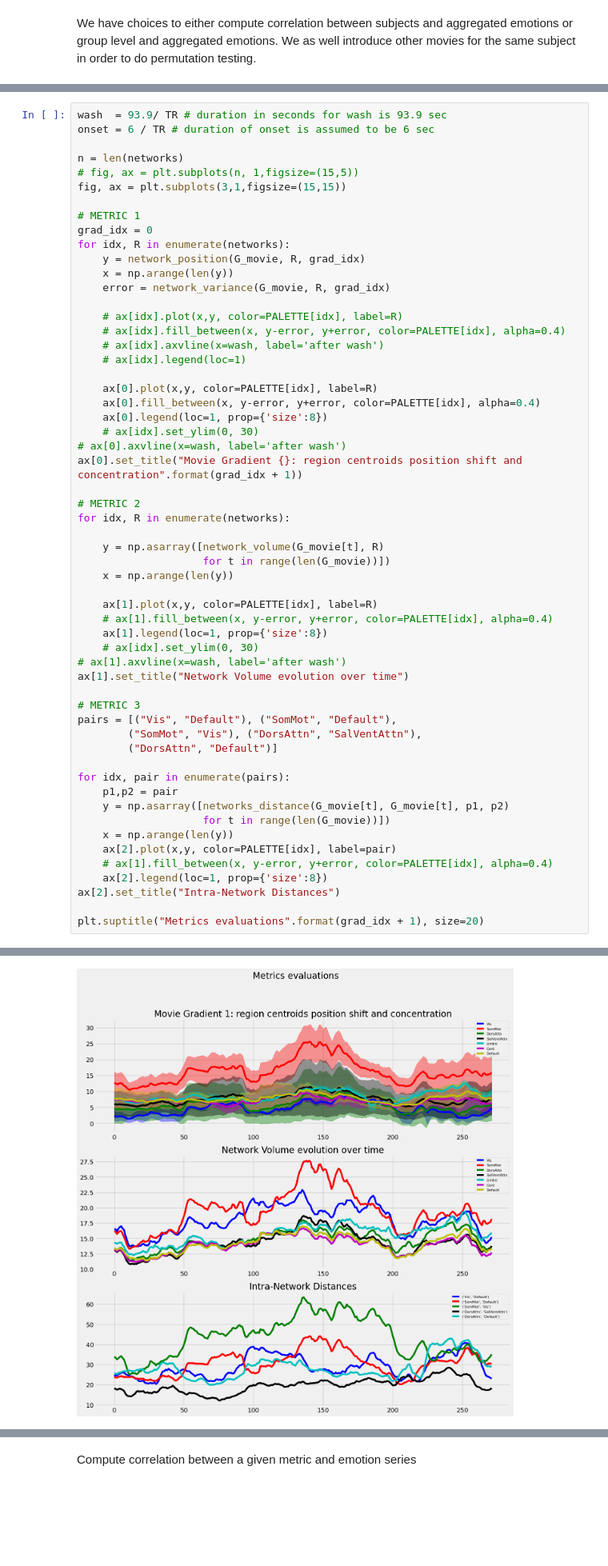
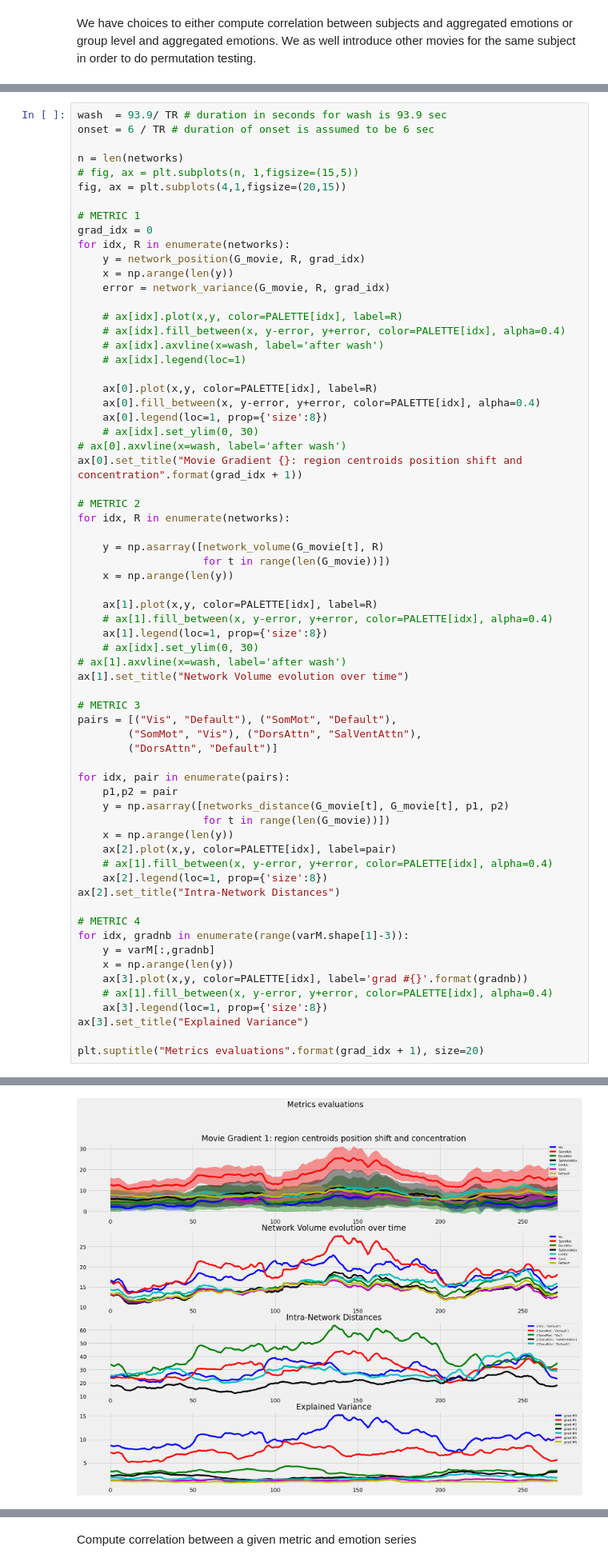
Before and after one commit to MIPLabCH/emoguide_gradients, a Jupyter notebook: 07_fmri-emotion_cohesion.ipynb, the cells around one changed output, grey strips where cells are left out. Shown at 80% size. Saved outputs shown, nothing was run; the diff lists cells and outputs as text; blank space fills up the shorter version.

```diff
--- a/07_fmri-emotion_cohesion.ipynb
+++ b/07_fmri-emotion_cohesion.ipynb
@@ -29,7 +34,7 @@ onset = 6 / TR # duration of onset is assumed to be 6 sec
 
 n = len(networks)
 # fig, ax = plt.subplots(n, 1,figsize=(15,5))
-fig, ax = plt.subplots(3,1,figsize=(15,15))
+fig, ax = plt.subplots(4,1,figsize=(20,15))
 
 # METRIC 1
 grad_idx = 0
@@ -55,34 +60,43 @@ for idx, R in enumerate(networks):
 
     y = np.asarray([network_volume(G_movie[t], R)
                     for t in range(len(G_movie))])
     x = np.arange(len(y))
 
     ax[1].plot(x,y, color=PALETTE[idx], label=R)
     # ax[1].fill_between(x, y-error, y+error, color=PALETTE[idx], alpha=0.4)
     ax[1].legend(loc=1, prop={'size':8})
     # ax[idx].set_ylim(0, 30)
 # ax[1].axvline(x=wash, label='after wash')
 ax[1].set_title("Network Volume evolution over time")
 
 # METRIC 3
 pairs = [("Vis", "Default"), ("SomMot", "Default"),
         ("SomMot", "Vis"), ("DorsAttn", "SalVentAttn"),
         ("DorsAttn", "Default")]
 
 for idx, pair in enumerate(pairs):
     p1,p2 = pair
     y = np.asarray([networks_distance(G_movie[t], G_movie[t], p1, p2)
                     for t in range(len(G_movie))])
     x = np.arange(len(y))
     ax[2].plot(x,y, color=PALETTE[idx], label=pair)
     # ax[1].fill_between(x, y-error, y+error, color=PALETTE[idx], alpha=0.4)
     ax[2].legend(loc=1, prop={'size':8})
 ax[2].set_title("Intra-Network Distances")
 
+# METRIC 4
+for idx, gradnb in enumerate(range(varM.shape[1]-3)):
+    y = varM[:,gradnb]
+    x = np.arange(len(y))
+    ax[3].plot(x,y, color=PALETTE[idx], label='grad #{}'.format(gradnb))
+    # ax[1].fill_between(x, y-error, y+error, color=PALETTE[idx], alpha=0.4)
+    ax[3].legend(loc=1, prop={'size':8})
+ax[3].set_title("Explained Variance")
+
 plt.suptitle("Metrics evaluations".format(grad_idx + 1), size=20)
 # %% [output]
 Text(0.5, 0.98, 'Metrics evaluations')
-[figure, old version]
+[figure, new version]
 # %%
 # emotions = "Interest, Joy, Surprise, Sadness, Anger, Disgust, Contempt, Self-Hostility, Fear, Shame, Shyness, Guilt".split(',')
 # select   = ["Anxiety", "Anger", "Sad",  "Calm", "Satisfaction",  "Love", "Happiness", "Alert"]
```
Also changed, not shown: parts of 5 cells of this notebook, 5 other files.
